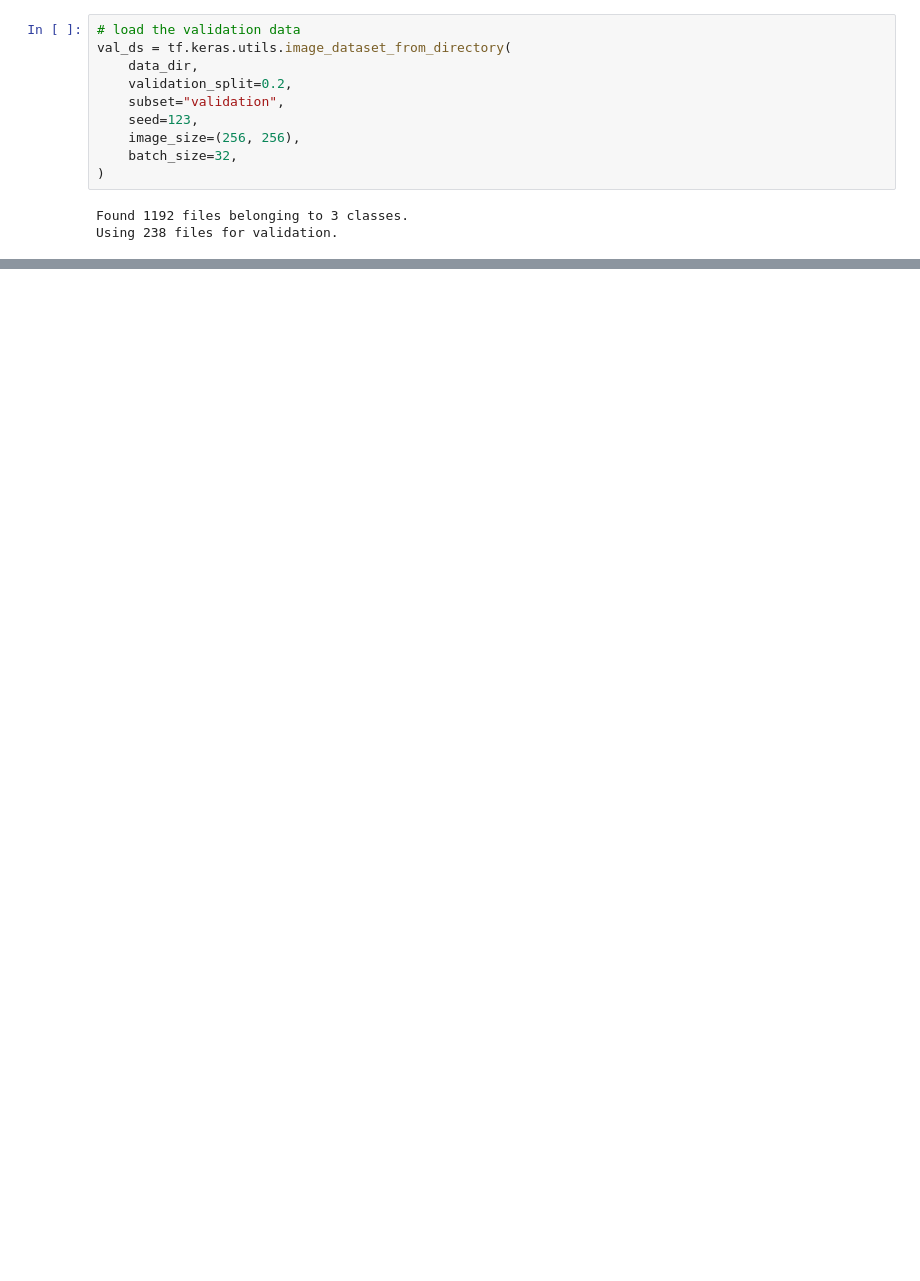
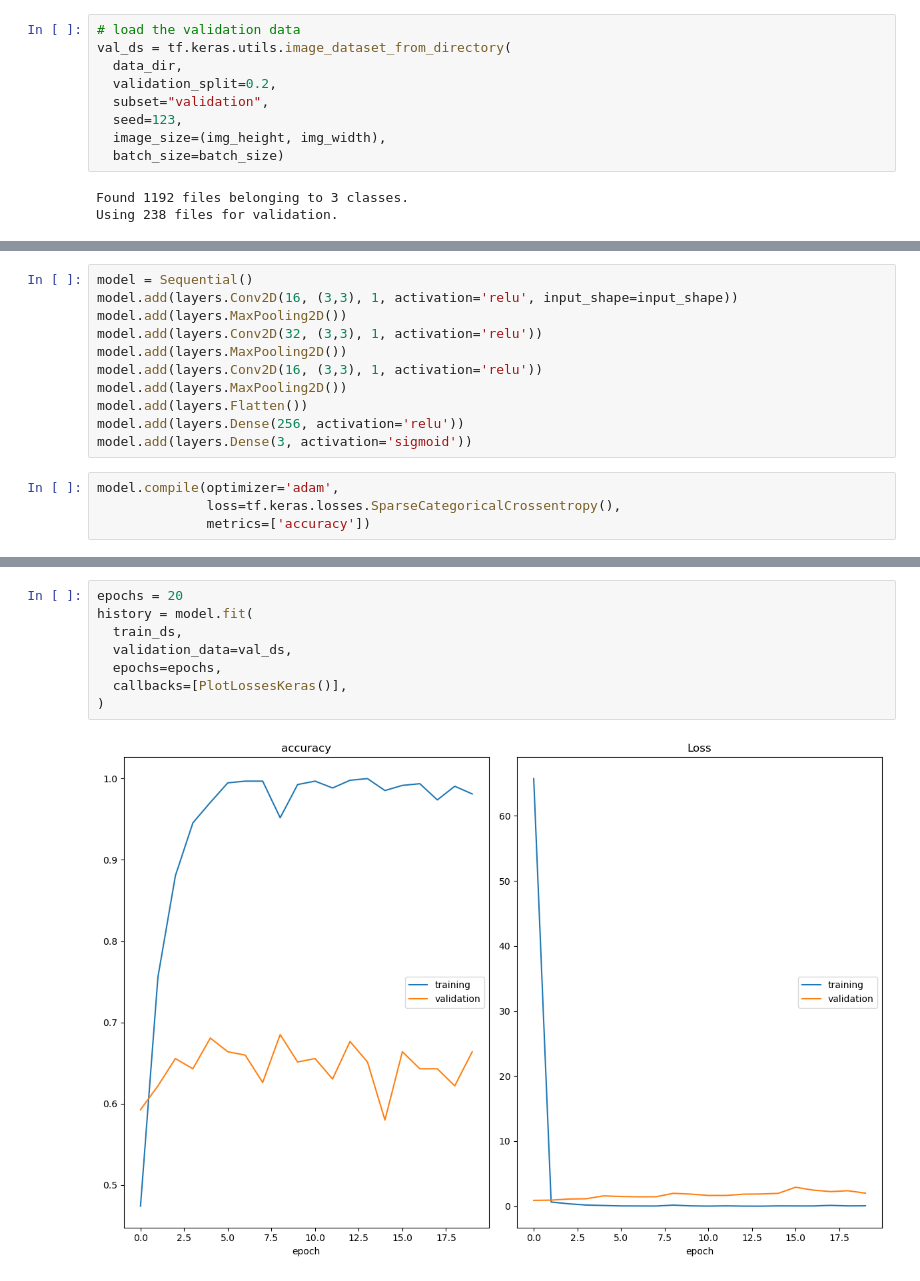
Before and after one commit to thienenpi/BodyFatPrediction, a Jupyter notebook: Experimental/ResNet50/Built.ipynb, the cells around one changed output, grey strips where cells are left out. Saved outputs shown, nothing was run; the diff lists cells and outputs as text; blank space fills up the shorter version.

```diff
--- a/Experimental/ResNet50/Built.ipynb
+++ b/Experimental/ResNet50/Built.ipynb
@@ -28,13 +33,12 @@ Using 954 files for training.
 # %%
 # load the validation data
 val_ds = tf.keras.utils.image_dataset_from_directory(
-    data_dir,
-    validation_split=0.2,
-    subset="validation",
-    seed=123,
-    image_size=(256, 256),
-    batch_size=32,
-)
+  data_dir,
+  validation_split=0.2,
+  subset="validation",
+  seed=123,
+  image_size=(img_height, img_width),
+  batch_size=batch_size)
 # %% [output]
 Found 1192 files belonging to 3 classes.
 Using 238 files for validation.
@@ -40,0 +131,15 @@ Using 238 files for validation.
+# %%
+model = Sequential()
+model.add(layers.Conv2D(16, (3,3), 1, activation='relu', input_shape=input_shape))
+model.add(layers.MaxPooling2D())
+model.add(layers.Conv2D(32, (3,3), 1, activation='relu'))
+model.add(layers.MaxPooling2D())
+model.add(layers.Conv2D(16, (3,3), 1, activation='relu'))
+model.add(layers.MaxPooling2D())
+model.add(layers.Flatten())
+model.add(layers.Dense(256, activation='relu'))
+model.add(layers.Dense(3, activation='sigmoid'))
+# %%
+model.compile(optimizer='adam',
+              loss=tf.keras.losses.SparseCategoricalCrossentropy(),
+              metrics=['accuracy'])
@@ -40,0 +170,10 @@ Using 238 files for validation.
+# %%
+epochs = 20
+history = model.fit(
+  train_ds,
+  validation_data=val_ds,
+  epochs=epochs,
+  callbacks=[PlotLossesKeras()],
+)
+# %% [output]
+[figure, added]
```
Also changed, not shown: parts of 17 cells of this notebook.
